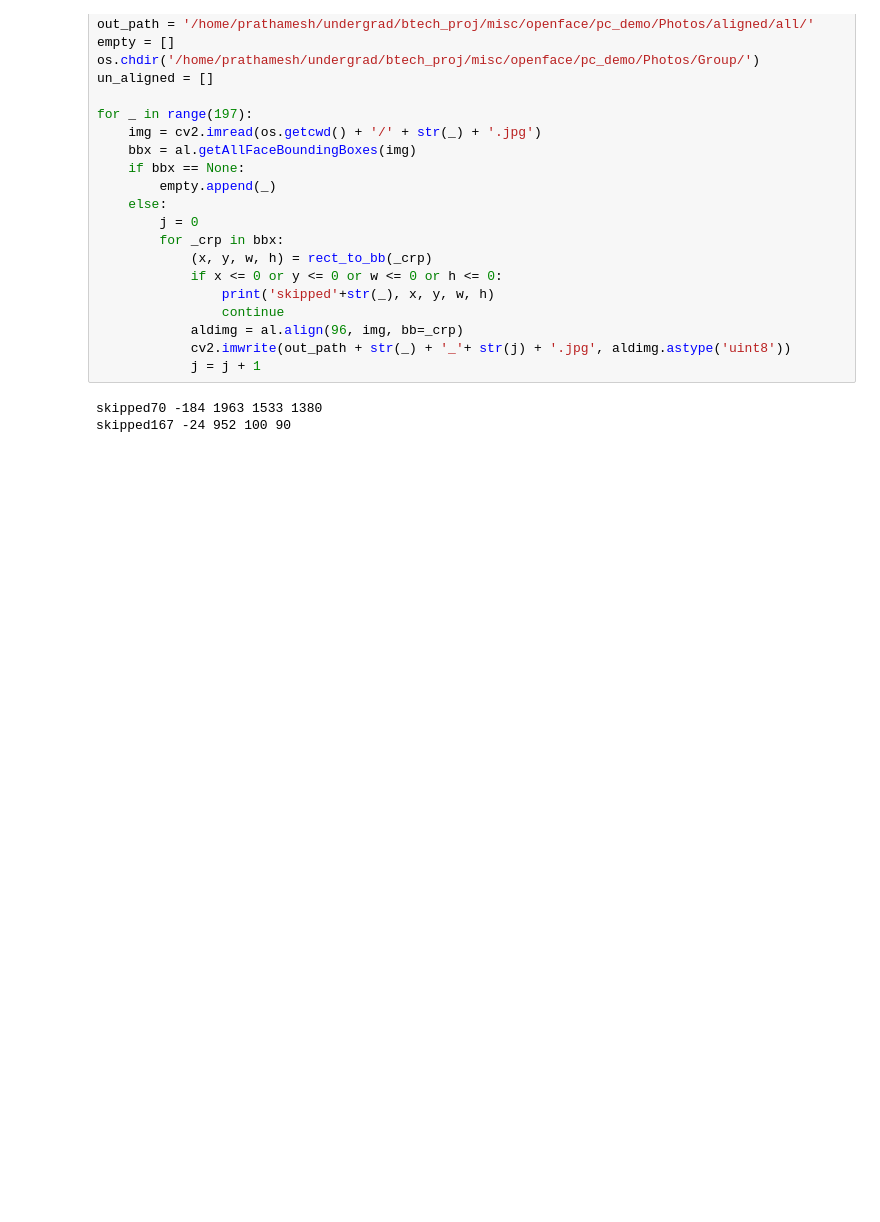
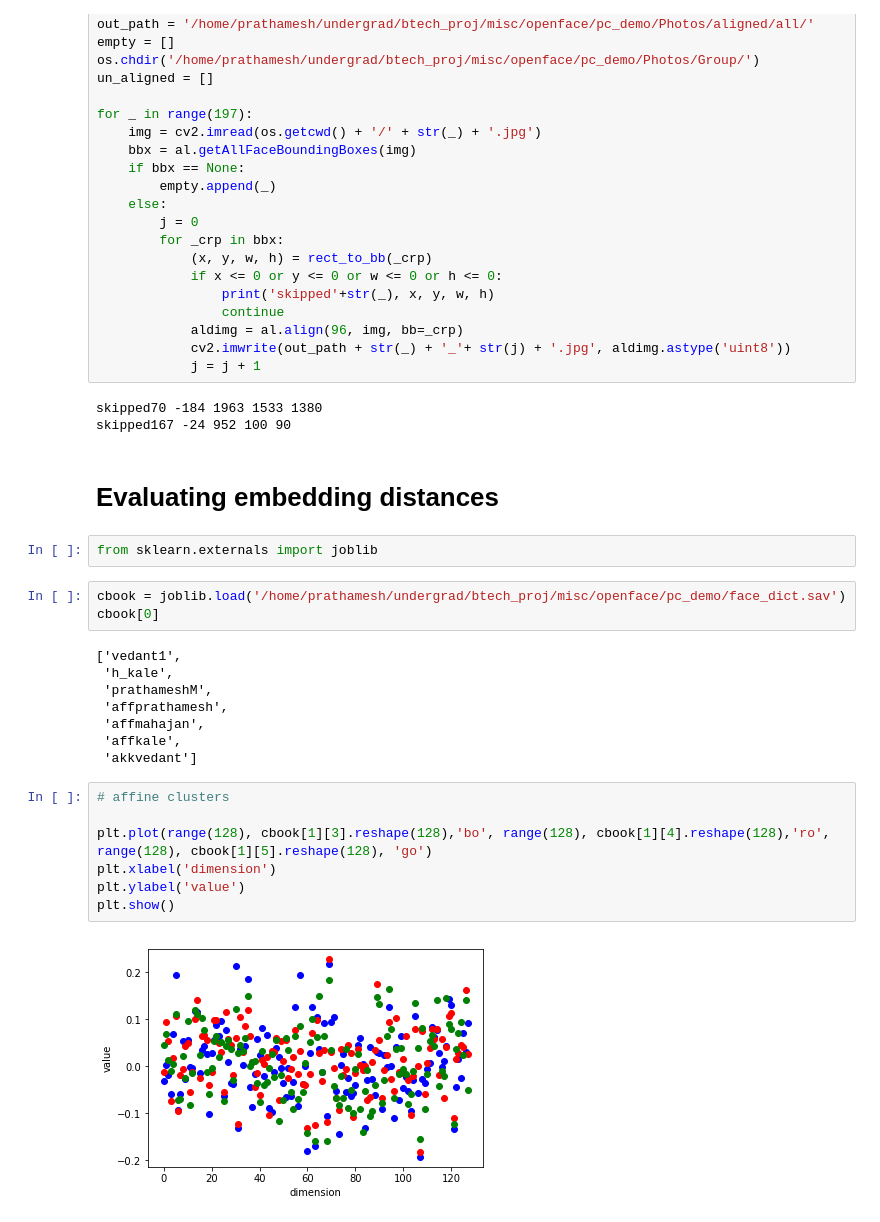
Before and after one commit to pkmandke/openface-PC, a Jupyter notebook: scripts/eval.ipynb, the cells around one changed output. Drawn from its saved outputs; the diff is of its cells as text; blank space fills up the shorter version.

Commit message:
Compiled and visualized affine transform results

```diff
--- a/scripts/eval.ipynb
+++ b/scripts/eval.ipynb
@@ -53,3 +53,27 @@ for _ in range(197):
 # %% [output]
 skipped70 -184 1963 1533 1380
 skipped167 -24 952 100 90
+# %% [markdown]
+# Evaluating embedding distances
+# %%
+from sklearn.externals import joblib
+# %%
+cbook = joblib.load('/home/prathamesh/undergrad/btech_proj/misc/openface/pc_demo/face_dict.sav')
+cbook[0]
+# %% [output]
+['vedant1',
+ 'h_kale',
+ 'prathameshM',
+ 'affprathamesh',
+ 'affmahajan',
+ 'affkale',
+ 'akkvedant']
+# %%
+# affine clusters
+
+plt.plot(range(128), cbook[1][3].reshape(128),'bo', range(128), cbook[1][4].reshape(128),'ro', range(128), cbook[1][5].reshape(128), 'go')
+plt.xlabel('dimension')
+plt.ylabel('value')
+plt.show()
+# %% [output]
+[figure, added]
```
Also changed, not shown: parts of 4 cells of this notebook, 3 other files.
